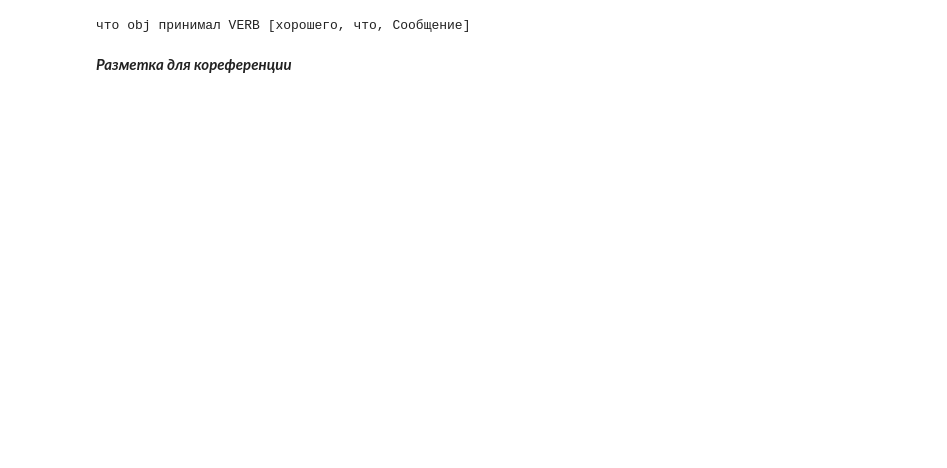
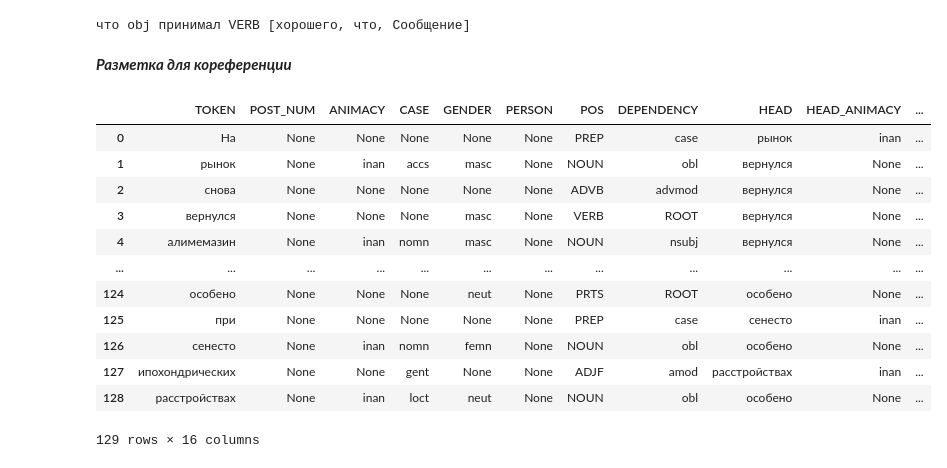
Before and after one commit to DmitryKutsev/cross-document_coreference, a Jupyter notebook: text_analysis_coref.ipynb, the cells around one changed output. Drawn from its saved outputs; the diff is of its cells as text; code cells hidden in the pictures; blank space fills up the shorter version.

```diff
--- a/text_analysis_coref.ipynb
+++ b/text_analysis_coref.ipynb
@@ -309,4 +328,5 @@ doc = nlp(sent_list[2])
 # %%
+doc = nlp(sent_list[66])
 for token in doc:
     print(token.text, token.dep_, token.head.text, token.head.pos_,
             [child for child in token.children], morph.parse(token.text)[0].tag)
@@ -325,0 +344,5 @@ for token in doc:
+# %%
+doc = nlp(sent_list[61])
+for token in doc:
+    print(token.text, token.dep_, token.head.text, token.head.pos_,
+            [child for child in token.children], morph.parse(token.text)[0].tag)
@@ -340,2 +384,50 @@ for token in doc:
 # %% [markdown]
 ***Разметка для кореференции***
+# %%
+coref_df = pd.DataFrame(columns=['TOKEN', 'POST_NUM', 'ANIMACY', 'CASE', 'GENDER', 'PERSON', 'POS', 'DEPENDENCY', 'HEAD', 'HEAD_POS',
+                                 'HEAD_ANIMACY', 'HEAD_CASE', 'HEAD_GENDER', 'HEAD_PERSON', 'HEAD_POS',
+                                 'COREFERENCE_CLUSTER', 'SENT_VECTOR'])
+# %%
+for sent in sent_list[:10]:
+  post_num = sent_dict.get('sent')
+  sent = nlp(sent)
+  for token in sent:
+    morphy = morph.parse(token.text)[0]
+
+    app_dict = {}
+    app_dict['TOKEN'] = token.text
+    app_dict['POST_NUM'] = post_num
+    app_dict['ANIMACY'] = morphy.tag.animacy
+    app_dict['CASE'] = morphy.tag.case
+    app_dict['GENDER'] = morphy.tag.gender
+    app_dict['PERSON'] = morphy.tag.person
+    app_dict['POS'] = morphy.tag.POS
+    app_dict['DEPENDENCY'] = token.dep_
+
+    app_dict['HEAD'] = token.head.text
+    app_dict['HEAD_POS'] = token.head.pos_
+    morphy = morph.parse(token.head.text)[0]
+    app_dict['HEAD_ANIMACY'] = morphy.tag.animacy
+    app_dict['HEAD_CASE'] = morphy.tag.case
+    app_dict['HEAD_GENDER'] = morphy.tag.gender
+    app_dict['HEAD_PERSON'] = morphy.tag.person
+    app_dict['HEAD_POS'] = morphy.tag.POS
+    app_dict['SENT_VECTOR'] = '-'
+    app_dict['COREFERENCE_CLUSTER'] = 0
+    coref_df = coref_df.append(app_dict, ignore_index=True)
+# %%
+coref_df
+# %% [output]
+|  | TOKEN | POST_NUM | ANIMACY | CASE | GENDER | PERSON | POS | DEPENDENCY | HEAD | HEAD_ANIMACY | ... |
+| 0 | На | None | None | None | None | None | PREP | case | рынок | inan | ... |
+| 1 | рынок | None | inan | accs | masc | None | NOUN | obl | вернулся | None | ... |
+| 2 | снова | None | None | None | None | None | ADVB | advmod | вернулся | None | ... |
+| 3 | вернулся | None | None | None | masc | None | VERB | ROOT | вернулся | None | ... |
+| 4 | алимемазин | None | inan | nomn | masc | None | NOUN | nsubj | вернулся | None | ... |
+| ... | ... | ... | ... | ... | ... | ... | ... | ... | ... | ... | ... |
+| 124 | особено | None | None | None | neut | None | PRTS | ROOT | особено | None | ... |
+| 125 | при | None | None | None | None | None | PREP | case | сенесто | inan | ... |
+| 126 | сенесто | None | inan | nomn | femn | None | NOUN | obl | особено | None | ... |
+| 127 | ипохондрических | None | None | gent | None | None | ADJF | amod | расстройствах | inan | ... |
+| 128 | расстройствах | None | inan | loct | neut | None | NOUN | obl | особено | None | ... |
+129 rows × 16 columns
```
Also changed, not shown: parts of 8 cells of this notebook.
